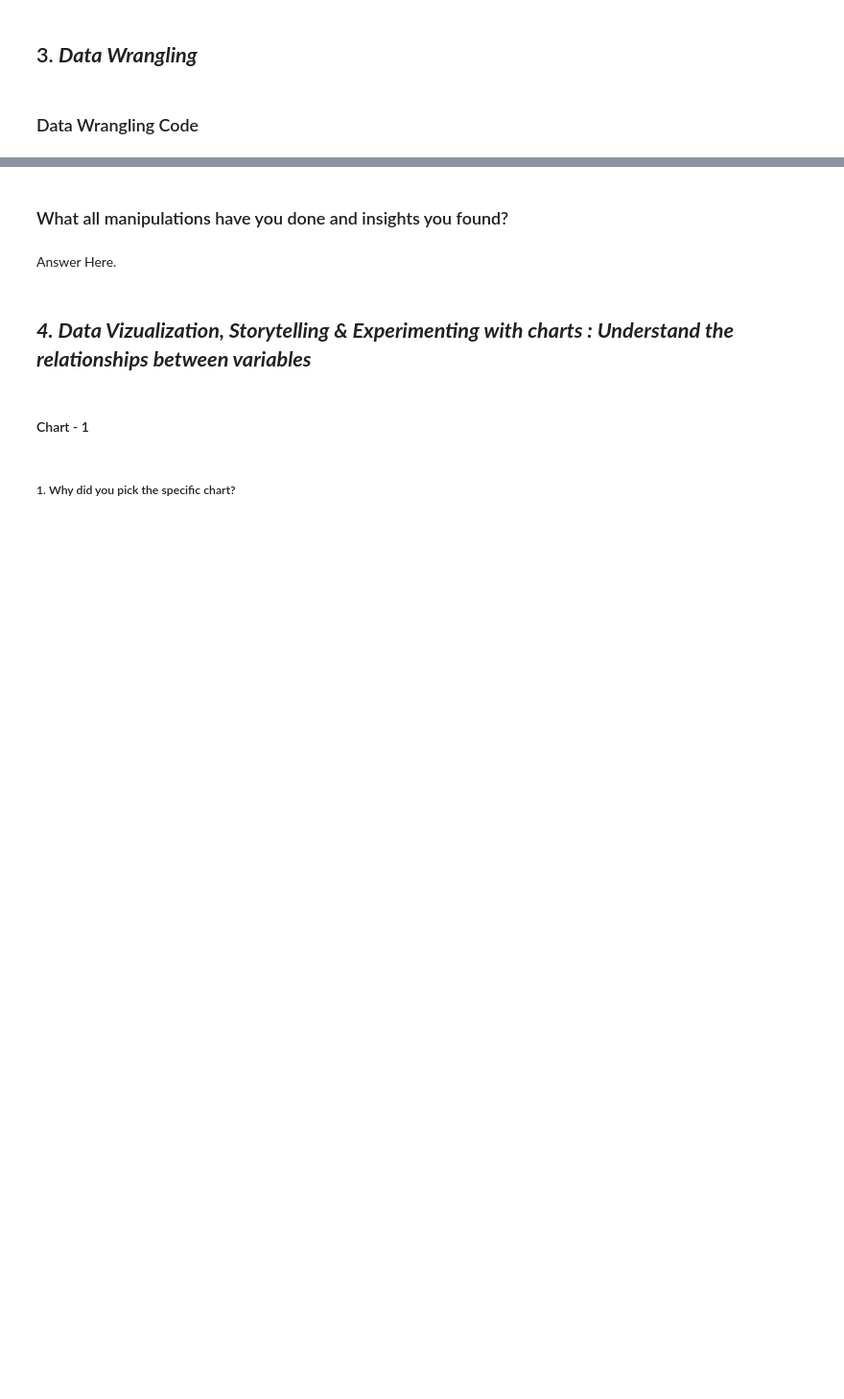
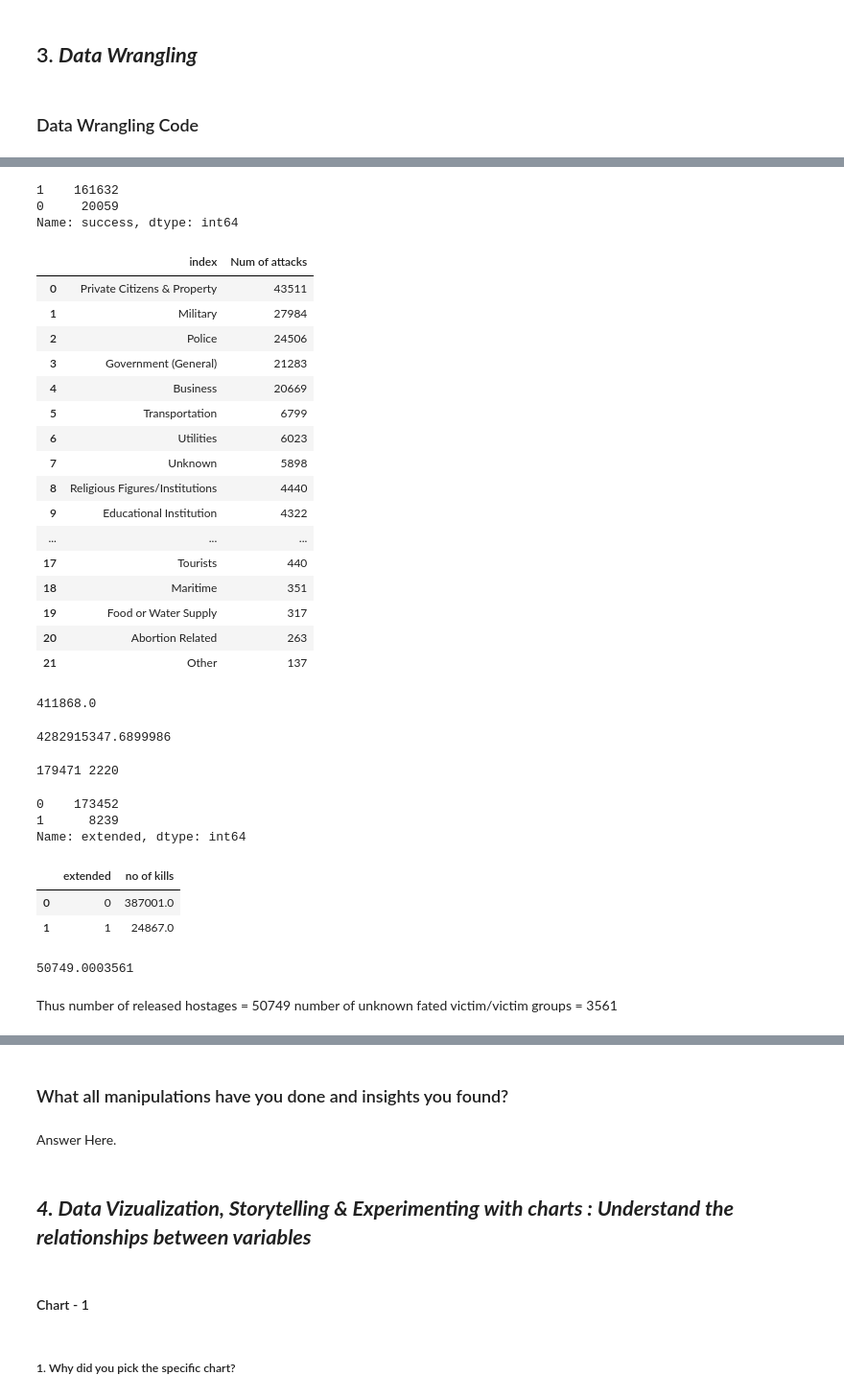
Before and after one commit to varshil009/Data-Visualization, a Jupyter notebook: global_terrorism_EDA.ipynb, the cells around one changed output, grey strips where cells are left out. Shown: that part at 96% size. Drawn from its saved outputs; the diff is of its cells as text; code cells hidden in the pictures; blank space fills up the shorter version.

Commit message:
Completed data wrangling

```diff
--- a/global_terrorism_EDA.ipynb
+++ b/global_terrorism_EDA.ipynb
@@ -162,0 +331,80 @@ for x in df.columns:
+# %%
+# find number of successful attacks
+df_successful_nattacks = df['success'].value_counts()
+df_successful_nattacks
+# %% [output]
+1    161632
+0     20059
+Name: success, dtype: int64
+# %%
+# find number of attacks on each target
+df_target_props = df['targtype1_txt'].value_counts().reset_index(name = 'Num of attacks')
+df_target_props
+# %% [output]
+|  | index | Num of attacks |
+| 0 | Private Citizens & Property | 43511 |
+| 1 | Military | 27984 |
+| 2 | Police | 24506 |
+| 3 | Government (General) | 21283 |
+| 4 | Business | 20669 |
+| 5 | Transportation | 6799 |
+| 6 | Utilities | 6023 |
+| 7 | Unknown | 5898 |
+| 8 | Religious Figures/Institutions | 4440 |
+| 9 | Educational Institution | 4322 |
+| ... | ... | ... |
+| 17 | Tourists | 440 |
+| 18 | Maritime | 351 |
+| 19 | Food or Water Supply | 317 |
+| 20 | Abortion Related | 263 |
+| 21 | Other | 137 |
+# %%
+# total number of killed victims
+num_kill = df.nkill.sum()
+num_kill
+# %% [output]
+411868.0
+# %%
+# total ransom amount given to terrorist
+total_ransom_amount = df.ransomamt.sum()
+total_ransom_amount
+# %% [output]
+4282915347.6899986
+# %%
+# no of resoluted cases
+no_r, resoluted = 0, 0
+for x in df.resolution:
+  if x == 'no resolution':
+    no_r +=1
+  else:
+    resoluted +=1
+
+print(no_r, resoluted)
+# %% [output]
+179471 2220
+# %%
+# number of extended attacks
+num_extended_attacks = df.extended.value_counts()
+num_extended_attacks
+# %% [output]
+0    173452
+1      8239
+Name: extended, dtype: int64
+# %%
+# number of killed people during extended attacks
+df_ext_kills = df.groupby('extended')['nkill'].sum().reset_index(name = 'no of kills')
+df_ext_kills
+# %% [output]
+|  | extended | no of kills |
+| 0 | 0 | 387001.0 |
+| 1 | 1 | 24867.0 |
+# %%
+# when the fate is unknown for the hostages the data put is -99. To solve that issue I'm using .apply method to sum up the cases of unknown fate as 0.0000001.
+# thus in output the number before the decimal point will give number of released hotsages & the number after decimal point will give number of unknown fated victim/victim group
+df['nreleased_new'] = df.nreleased.apply(lambda x : x if x >=0 else 0.0000001 if x < 0 else np.nan)
+df.nreleased_new.sum()
+# %% [output]
+50749.0003561
+# %% [markdown]
+Thus number of released hostages = 50749
+number of unknown fated victim/victim groups = 3561
```
Also changed, not shown: parts of 25 cells of this notebook.
